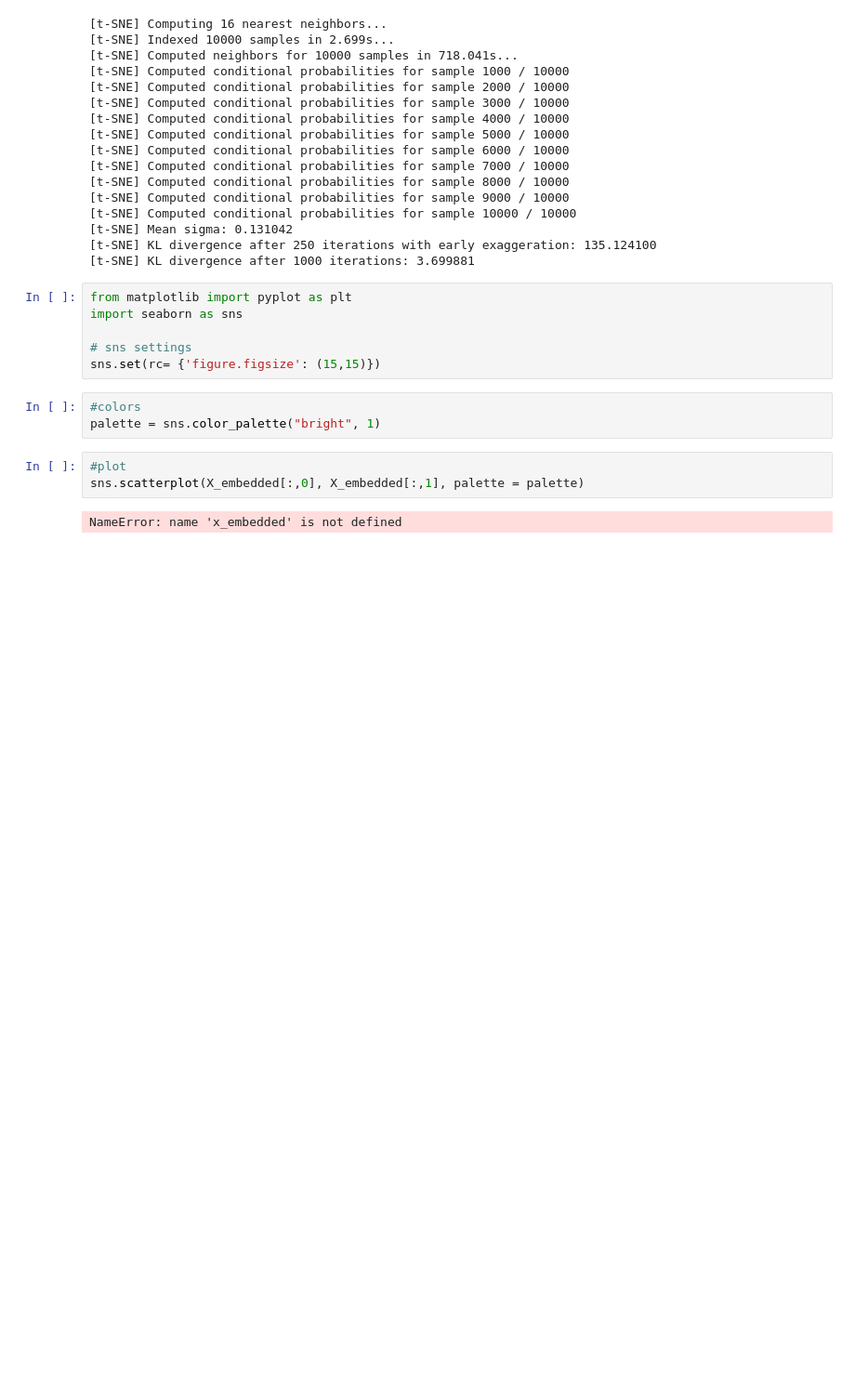
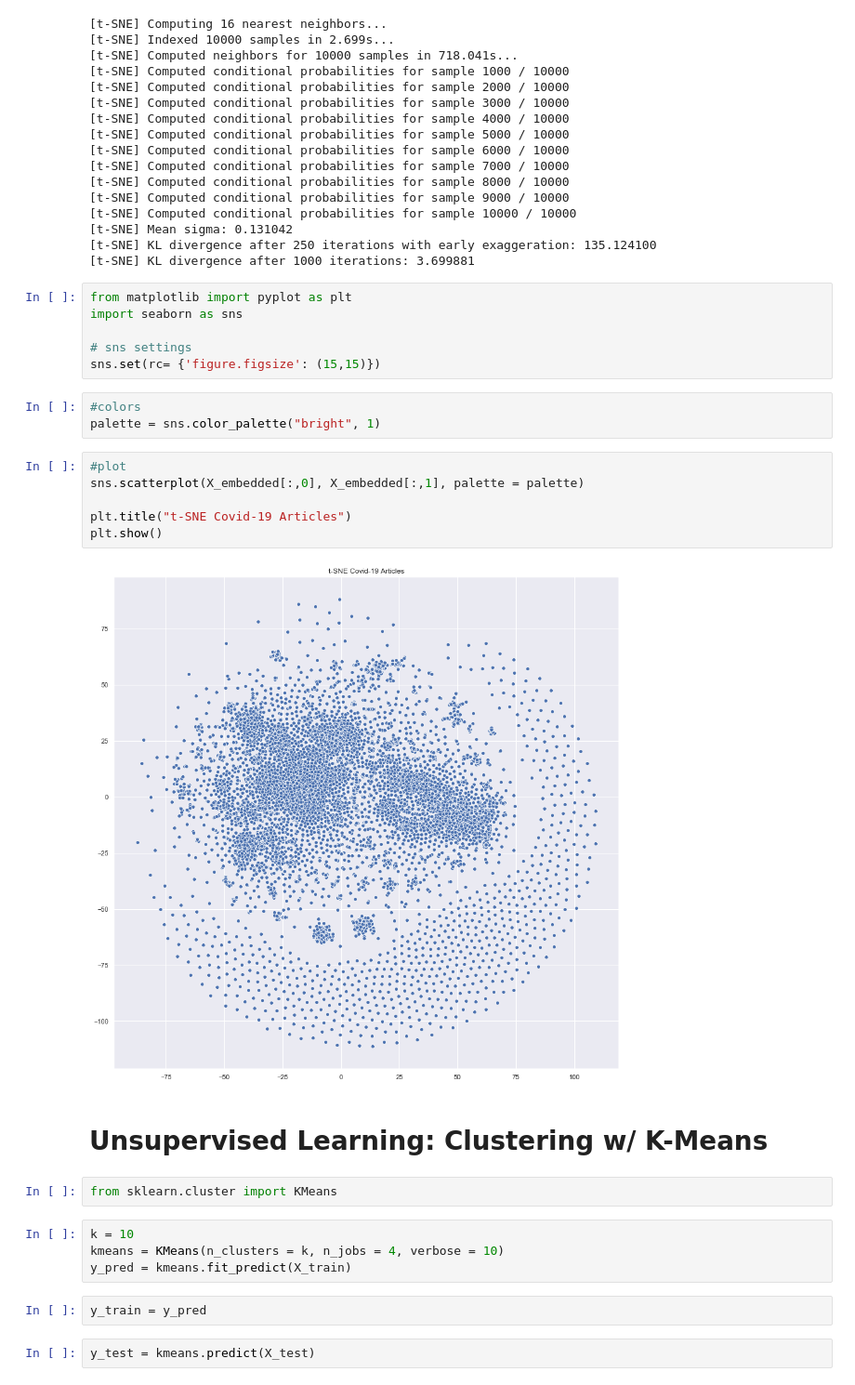
Before and after one commit to jcanque777/covid_19, a Jupyter notebook: covid19_workbook.ipynb, the cells around one changed output. Shown at 93% size. Saved outputs shown, nothing was run; the diff lists cells and outputs as text; blank space fills up the shorter version.

Commit message:
k means clustering on topics

```diff
--- a/covid19_workbook.ipynb
+++ b/covid19_workbook.ipynb
@@ -382,5 +382,20 @@ palette = sns.color_palette("bright", 1)
 # %%
 #plot
 sns.scatterplot(X_embedded[:,0], X_embedded[:,1], palette = palette)
+
+plt.title("t-SNE Covid-19 Articles")
+plt.show()
 # %% [output]
-NameError: name 'x_embedded' is not defined
+[figure, added]
+# %% [markdown]
+# Unsupervised Learning: Clustering w/ K-Means
+# %%
+from sklearn.cluster import KMeans
+# %%
+k = 10
+kmeans = KMeans(n_clusters = k, n_jobs = 4, verbose = 10)
+y_pred = kmeans.fit_predict(X_train)
+# %%
+y_train = y_pred
+# %%
+y_test = kmeans.predict(X_test)
```
Also changed, not shown: parts of 3 cells of this notebook.
